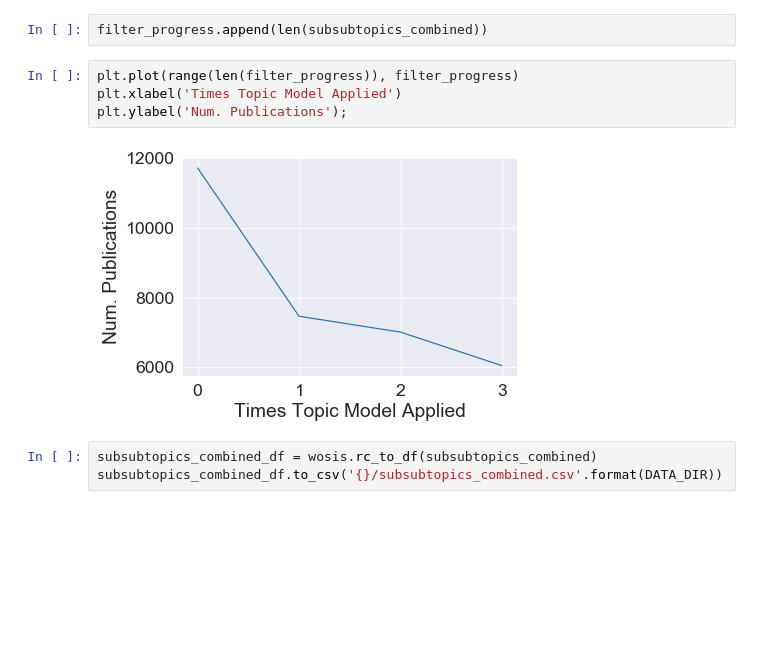
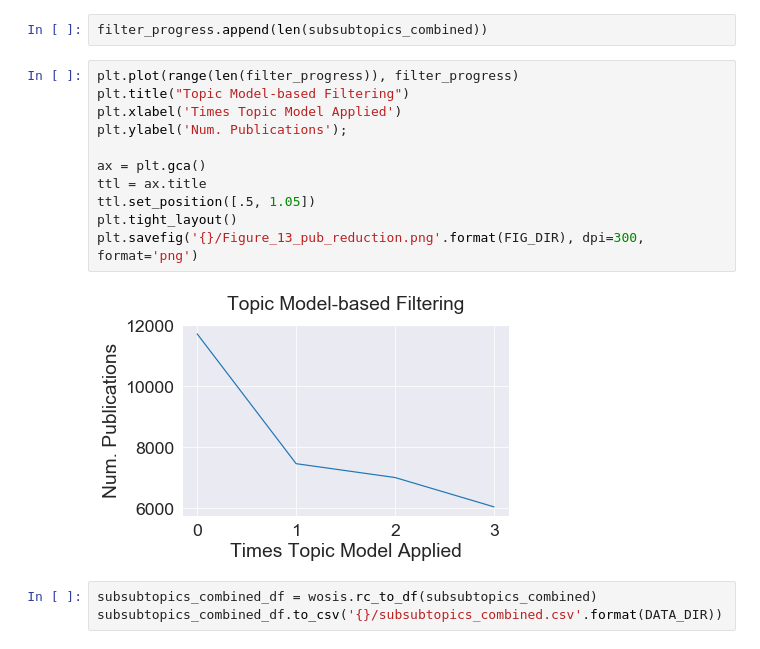
Before and after one commit to frog7/uasa-trends, a Jupyter notebook: notebooks/4 UASA topic modelling.ipynb, the cells around one changed output. Cells and saved outputs as stored; diff of their text form; blank space fills up the shorter version.

Commit message:
Notebook re-run and changed figure labels

```diff
--- a/notebooks/3c Topic modelling, keyword matching the subtopics.ipynb
+++ b/notebooks/4 UASA topic modelling.ipynb
@@ -109,10 +111,17 @@ subsubtopics_combined = sst_model_sa_rc + sst_opt_design_rc + sst_ua_rc + sst_st
 filter_progress.append(len(subsubtopics_combined))
 # %%
 plt.plot(range(len(filter_progress)), filter_progress)
+plt.title("Topic Model-based Filtering")
 plt.xlabel('Times Topic Model Applied')
 plt.ylabel('Num. Publications');
+
+ax = plt.gca()
+ttl = ax.title
+ttl.set_position([.5, 1.05])
+plt.tight_layout()
+plt.savefig('{}/Figure_13_pub_reduction.png'.format(FIG_DIR), dpi=300, format='png')
 # %% [output]
-[figure, old version]
+[figure, new version]
 # %%
 subsubtopics_combined_df = wosis.rc_to_df(subsubtopics_combined)
 subsubtopics_combined_df.to_csv('{}/subsubtopics_combined.csv'.format(DATA_DIR))
```
Also changed, not shown: parts of 36 cells of this notebook, 18 other files.
